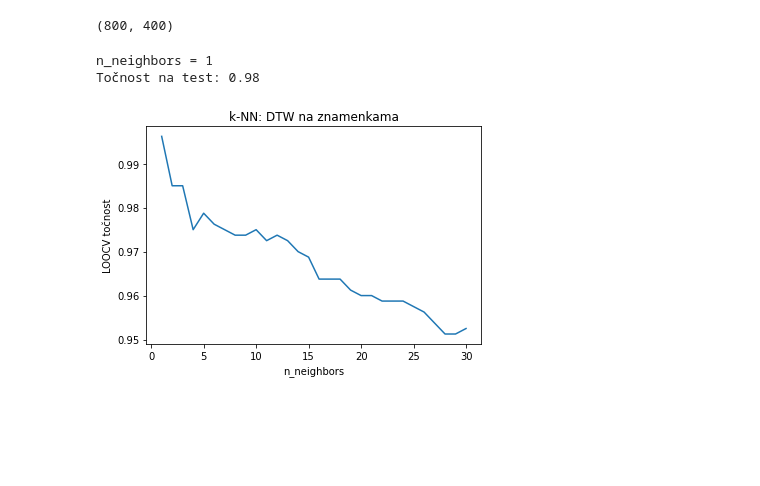
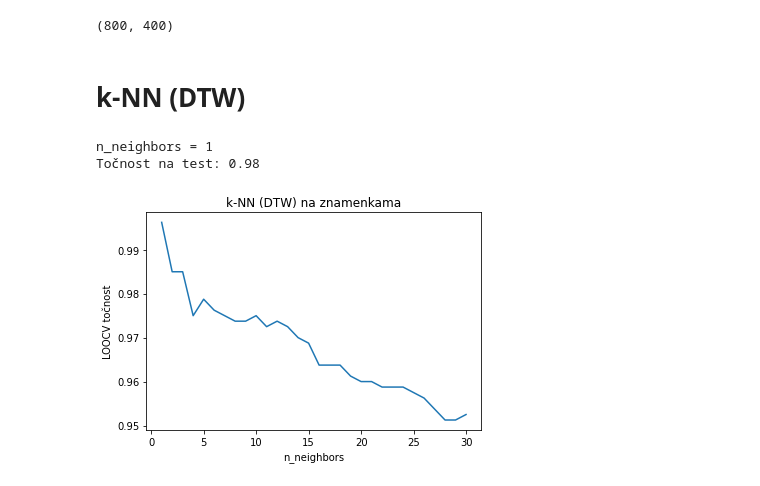
Before and after one commit to markojukic/raketa-online-character-recognition, a Jupyter notebook: k-NN.ipynb, the cells around one changed output. Saved outputs shown, nothing was run; the diff lists cells and outputs as text; code cells hidden in the pictures; blank space fills up the shorter version.

```diff
--- a/k-NN.ipynb
+++ b/k-NN.ipynb
@@ -29 +32,3 @@ data = drawing_resampler.transform(data)
+# %% [markdown]
+# k-NN (DTW)
 # %%
@@ -52,15 +53,15 @@ def knn_loocv(D, train_idx, test_idx, max_neighbors):
 # %%
 knn_dtw, test_score, n_neighbors, scores = knn_loocv(DTW, train_idx, test_idx, 30)
 
 print('n_neighbors =', knn_dtw.get_params()['n_neighbors'])
 print('Točnost na test:', test_score)
 
 plt.plot(n_neighbors, scores)
-plt.title('k-NN: DTW na znamenkama')
+plt.title('k-NN (DTW) na znamenkama')
 plt.xlabel('n_neighbors')
 plt.ylabel('LOOCV točnost')
 plt.show()
 # %% [output]
 n_neighbors = 1
 Točnost na test: 0.98
-[figure, old version]
+[figure, new version]
```
Also changed, not shown: parts of 13 cells of this notebook, 15 other files.
